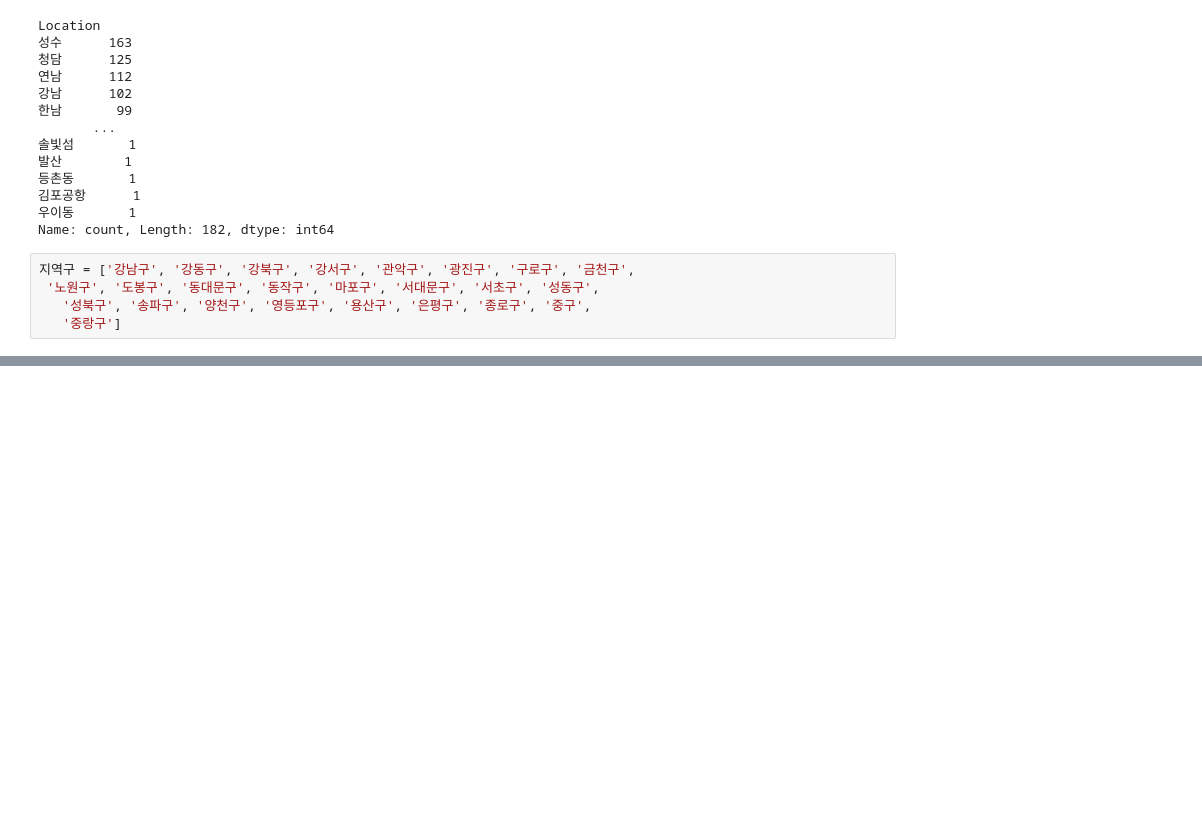
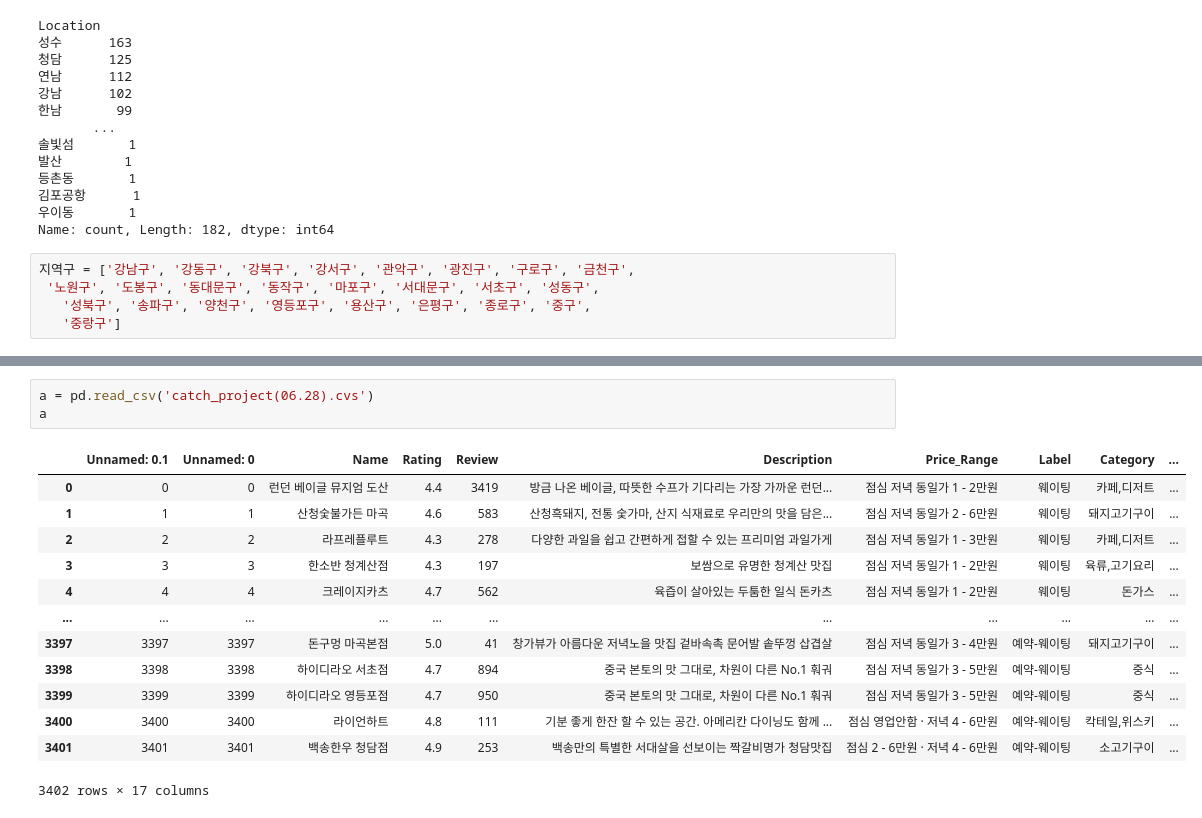
Before and after one commit to Yoon2596/kita_2404, a Jupyter notebook: m3_분석_라이브러리/평가/web_project_0628.ipynb, the cells around one changed output, grey strips where cells are left out. Drawn from its saved outputs; the diff is of its cells as text; blank space fills up the shorter version.

```diff
--- a/m3_분석_라이브러리/평가/web_project_0628.ipynb
+++ b/m3_분석_라이브러리/평가/web_project_0628.ipynb
@@ -358,0 +817,17 @@ display(m)
+# %%
+a = pd.read_csv('catch_project(06.28).cvs')
+a
+# %% [output]
+|  | Unnamed: 0.1 | Unnamed: 0 | Name | Rating | Review | Description | Price_Range | Label | Category | ... |
+| 0 | 0 | 0 | 런던 베이글 뮤지엄 도산 | 4.4 | 3419 | 방금 나온 베이글, 따뜻한 수프가 기다리는 가장 가까운 런던... | 점심 저녁 동일가 1 - 2만원 | 웨이팅 | 카페,디저트 | ... |
+| 1 | 1 | 1 | 산청숯불가든 마곡 | 4.6 | 583 | 산청흑돼지, 전통 숯가마, 산지 식재료로 우리만의 맛을 담은... | 점심 저녁 동일가 2 - 6만원 | 웨이팅 | 돼지고기구이 | ... |
+| 2 | 2 | 2 | 라프레플루트 | 4.3 | 278 | 다양한 과일을 쉽고 간편하게 접할 수 있는 프리미엄 과일가게 | 점심 저녁 동일가 1 - 3만원 | 웨이팅 | 카페,디저트 | ... |
+| 3 | 3 | 3 | 한소반 청계산점 | 4.3 | 197 | 보쌈으로 유명한 청계산 맛집 | 점심 저녁 동일가 1 - 2만원 | 웨이팅 | 육류,고기요리 | ... |
+| 4 | 4 | 4 | 크레이지카츠 | 4.7 | 562 | 육즙이 살아있는 두툼한 일식 돈카츠 | 점심 저녁 동일가 1 - 2만원 | 웨이팅 | 돈가스 | ... |
+| ... | ... | ... | ... | ... | ... | ... | ... | ... | ... | ... |
+| 3397 | 3397 | 3397 | 돈구멍 마곡본점 | 5.0 | 41 | 창가뷰가 아름다운 저녁노을 맛집 겉바속촉 문어발 솥뚜껑 삽겹살 | 점심 저녁 동일가 3 - 4만원 | 예약-웨이팅 | 돼지고기구이 | ... |
+| 3398 | 3398 | 3398 | 하이디라오 서초점 | 4.7 | 894 | 중국 본토의 맛 그대로, 차원이 다른 No.1 훠궈 | 점심 저녁 동일가 3 - 5만원 | 예약-웨이팅 | 중식 | ... |
+| 3399 | 3399 | 3399 | 하이디라오 영등포점 | 4.7 | 950 | 중국 본토의 맛 그대로, 차원이 다른 No.1 훠궈 | 점심 저녁 동일가 3 - 5만원 | 예약-웨이팅 | 중식 | ... |
+| 3400 | 3400 | 3400 | 라이언하트 | 4.8 | 111 | 기분 좋게 한잔 할 수 있는 공간. 아메리칸 다이닝도 함께 ... | 점심 영업안함 · 저녁 4 - 6만원 | 예약-웨이팅 | 칵테일,위스키 | ... |
+| 3401 | 3401 | 3401 | 백송한우 청담점 | 4.9 | 253 | 백송만의 특별한 서대살을 선보이는 짝갈비명가 청담맛집 | 점심 2 - 6만원 · 저녁 4 - 6만원 | 예약-웨이팅 | 소고기구이 | ... |
+3402 rows × 17 columns
```
Also changed, not shown: parts of 25 cells of this notebook, 1 other file.
